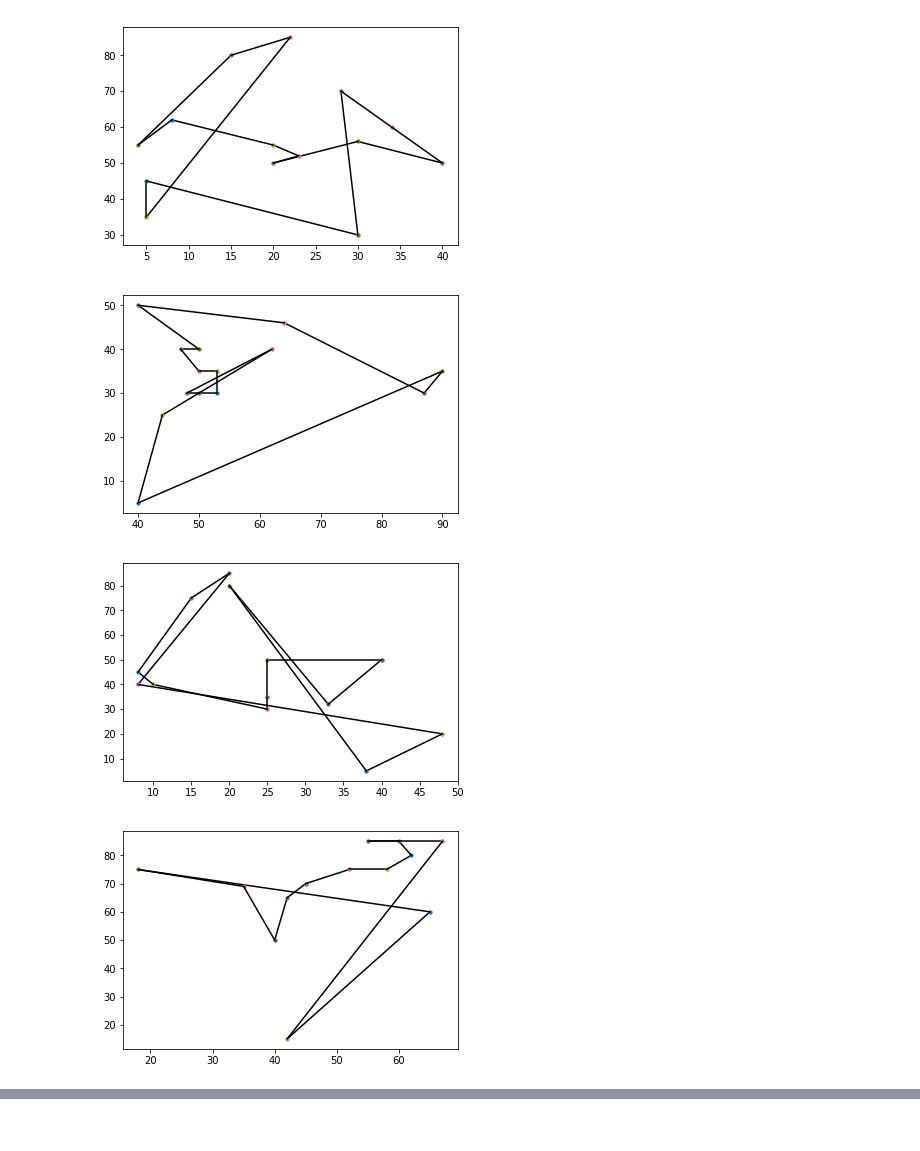
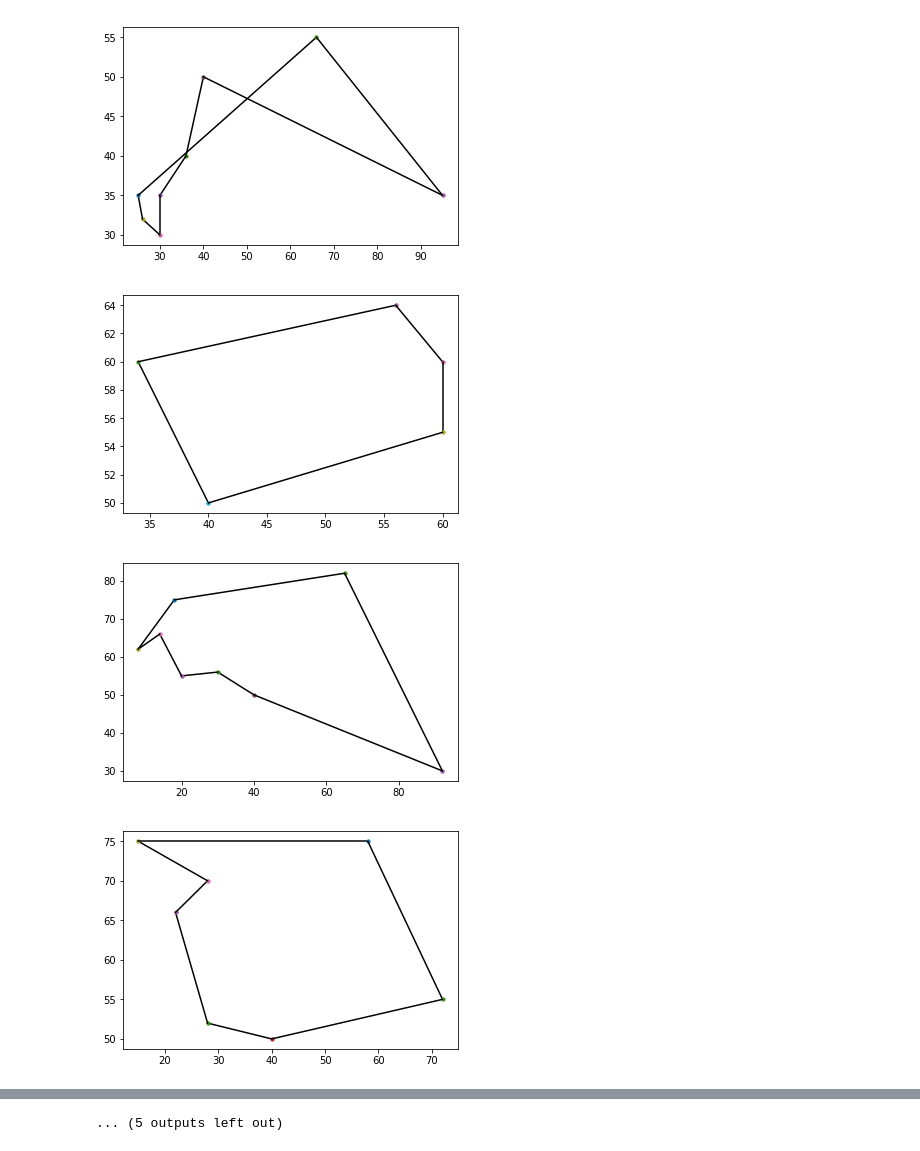
Before and after one commit to aleks73337/TSP-Problem, a Jupyter notebook: Untitled.ipynb, the cells around one changed output, grey strips where cells are left out. Drawn from its saved outputs; the diff is of its cells as text; code cells hidden in the pictures.

```diff
--- a/Untitled.ipynb
+++ b/Untitled.ipynb
@@ -29,8 +29,8 @@ for line in file:
     counter = counter + 1
 file.close()
 # %%
-def distance_(cust_1, cust_2, time):
-    return (((cust_1["XCOORD"] - cust_2["XCOORD"])**2 + (cust_1["YCOORD"] - cust_2["YCOORD"])**2)**(1/2)) + (cust_2["READY TIME"] - time if cust_2["READY TIME"] > time else 0)
+def distance_(cust_1, cust_2):
+    return (((cust_1["XCOORD"] - cust_2["XCOORD"])**2 + (cust_1["YCOORD"] - cust_2["YCOORD"])**2)**(1/2))
 # %%
 class Truck:
     def __init__(self):
@@ -50,6 +50,7 @@ def find_start_desicion(customers, ntruks):
     not_visited = customers.shape[0] - 1
     for truck in trucks:
         truck.go_from = customers.iloc[0]
+        truck.route.append(customers.iloc[0])
     while(not_visited > 0):
         cant_find_decision = 0
         for truck in trucks:
@@ -57,18 +58,18 @@ def find_start_desicion(customers, ntruks):
             for i in range(1, customers.shape[0]):
                 cust_finish_time = customers.iloc[i]["DUE DATE"]
                 if ((customers.iloc[i]["VISITED"] == False) & (cust_finish_time > truck.timer) & (truck.load >= customers.iloc[i]["DEMAND"])):
-                    dist = distance_(truck.go_from, customers.iloc[i], truck.timer)
+                    dist = distance_(truck.go_from, customers.iloc[i])
                     posible_distances.append((dist, i))
             if (len(posible_distances) > 0):
                 closest_cust = min(posible_distances, key=lambda x:x[0])
                 if (truck.timer < customers.iloc[closest_cust[1]]["DUE DATE"]):
                     truck.go_to = customers.iloc[closest_cust[1]]
                     lenght += closest_cust[0] + truck.go_to["SERVICE TIME"]
-                    truck.timer += closest_cust[0] + truck.go_to["SERVICE TIME"]
+                    truck.timer += closest_cust[0] + (truck.go_to["READY TIME"] - truck.timer if (truck.go_to["READY TIME"] > truck.timer) else 0) + truck.go_to["SERVICE TIME"]
                     truck.load -= truck.go_to["DEMAND"]
                     print(not_visited)
                     customers.iloc[closest_cust[1]]["VISITED"] = True
-                    truck.route.append((truck.go_from, truck.go_to))
+                    truck.route.append(truck.go_to)
                     truck.go_from = truck.go_to
                     not_visited -= 1
                     if (not_visited == 0):
@@ -81,7 +82,7 @@ def find_start_desicion(customers, ntruks):
 
     routes = []
     for truck in trucks:
-        truck.route.append((truck.go_to, customers.iloc[0]))
+        truck.route.append(customers.iloc[0])
         routes.append(truck.route)
     return routes, lenght
 # %%
@@ -142,16 +143,16 @@ for truck in routes:
     print("TRUCK NUMBER = ", ntruck)
     counter = 0
     fig1, ax1 = plt.subplots()
-    for route in truck:
-        x_1 = route[0]["XCOORD"]
-        y_1 = route[0]["YCOORD"]
-        x_2 = route[1]["XCOORD"]
-        y_2 = route[1]["YCOORD"]
+    for i in range(len(truck) - 1):
+        x_1 = truck[i]["XCOORD"]
+        y_1 = truck[i]["YCOORD"]
+        x_2 = truck[i + 1]["XCOORD"]
+        y_2 = truck[i + 1]["YCOORD"]
         ax1.plot(x_1, y_1, ".")
         ax1.plot(x_2, y_2, '.')
         ax1.plot((x_1, x_2), (y_1, y_2), color = 'black')
         counter += 1
-    fig1.savefig(str(ntruck) +".png")
+#     fig1.savefig(str(ntruck) +".png")
     ntruck += 1
 # %% [output]
 TRUCK NUMBER =  0
@@ -167,4 +176,4 @@ TRUCK NUMBER =  7
-[figure, old version]
+[figure, new version]
-[figure, old version]
+[figure, new version]
-[figure, old version]
+[figure, new version]
-[figure, old version]
+[figure, new version]
@@ -172,0 +185 @@ TRUCK NUMBER =  7
+... (5 outputs left out)
```
Also changed, not shown: parts of 14 cells of this notebook.
